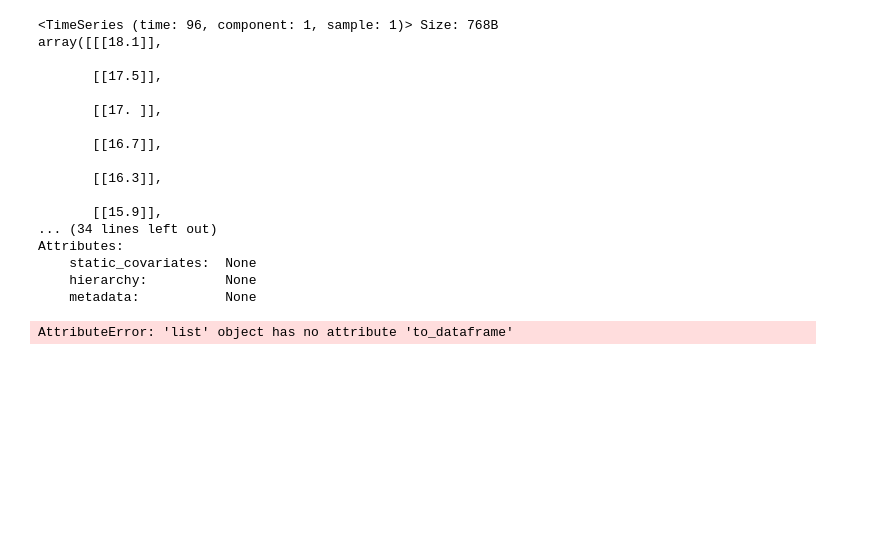
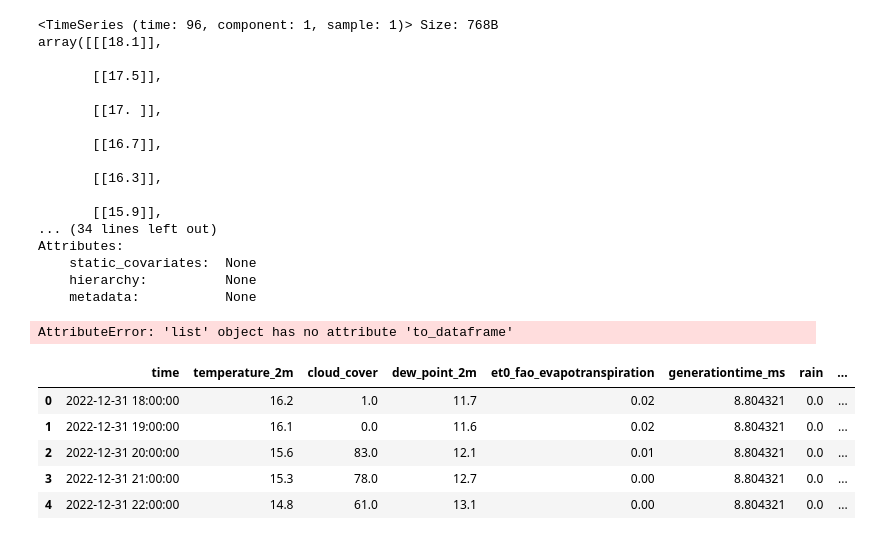
Before and after one commit to akasharan-a/Weather_forecasting_with_MLOps, a Jupyter notebook: notebooks/weather_data_base_model.ipynb, the cells around one changed output. Drawn from its saved outputs; the diff is of its cells as text; code cells hidden in the pictures; blank space fills up the shorter version.

```diff
--- a/notebooks/weather_data_base_model.ipynb
+++ b/notebooks/weather_data_base_model.ipynb
@@ -250,3 +253,14 @@ data1 = data.merge(pred, on='time',how='left')
 plotly_ts.plotly_ts(data1)
 # %% [output]
 AttributeError: 'list' object has no attribute 'to_dataframe'
+# %%
+data = pd.read_parquet("/home/legacy/Projects/Weather_forecasting_with_MLOps/mlops_services/data/processed/train.parquet")
+data['time'] = data['time'].dt.tz_localize(None)
+data.head()
+# %% [output]
+|  | time | temperature_2m | cloud_cover | dew_point_2m | et0_fao_evapotranspiration | generationtime_ms | rain | ... |
+| 0 | 2022-12-31 18:00:00 | 16.2 | 1.0 | 11.7 | 0.02 | 8.804321 | 0.0 | ... |
+| 1 | 2022-12-31 19:00:00 | 16.1 | 0.0 | 11.6 | 0.02 | 8.804321 | 0.0 | ... |
+| 2 | 2022-12-31 20:00:00 | 15.6 | 83.0 | 12.1 | 0.01 | 8.804321 | 0.0 | ... |
+| 3 | 2022-12-31 21:00:00 | 15.3 | 78.0 | 12.7 | 0.00 | 8.804321 | 0.0 | ... |
+| 4 | 2022-12-31 22:00:00 | 14.8 | 61.0 | 13.1 | 0.00 | 8.804321 | 0.0 | ... |
```
Also changed, not shown: parts of 7 cells of this notebook, 8 other files.
